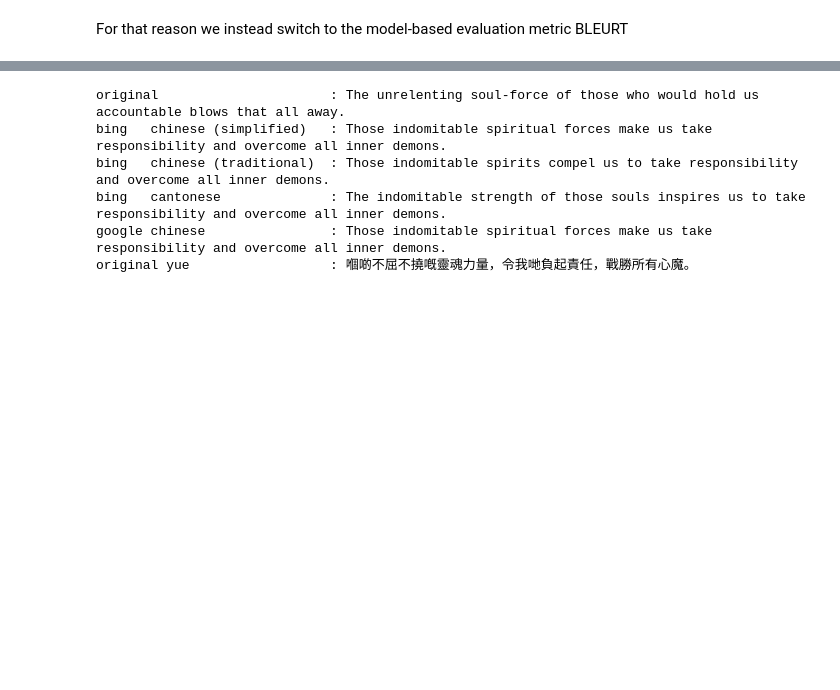
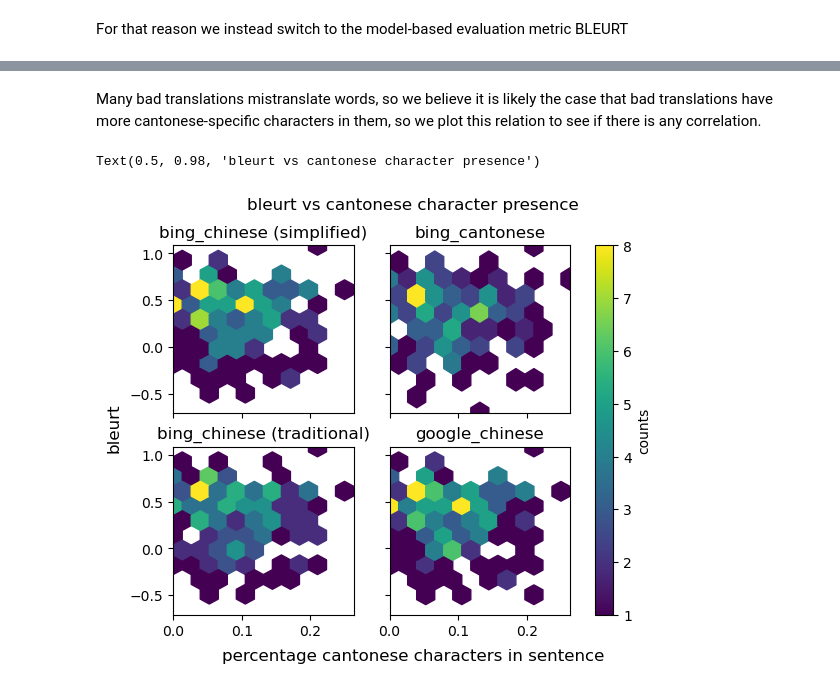
Before and after one commit to au-nlp/project-milestone-p2-group21, a Jupyter notebook: translation_exploration.ipynb, the cells around one changed output, grey strips where cells are left out. Drawn from its saved outputs; the diff is of its cells as text; code cells hidden in the pictures; blank space fills up the shorter version.

Commit message:
analysis of relation between sentence bleurt scores and percentage of cantonese-only characters

```diff
--- a/translation_exploration.ipynb
+++ b/translation_exploration.ipynb
@@ -162,9 +198,2 @@ bad_translations = [trans for trans in all_trans if np.all([np.all([trans[servic
-# %%
-print_sentences(bad_translations[0])
-# %% [output]
-original                      : The unrelenting soul-force of those who would hold us accountable blows that all away.
-bing   chinese (simplified)   : Those indomitable spiritual forces make us take responsibility and overcome all inner demons.
-bing   chinese (traditional)  : Those indomitable spirits compel us to take responsibility and overcome all inner demons.
-bing   cantonese              : The indomitable strength of those souls inspires us to take responsibility and overcome all inner demons.
-google chinese                : Those indomitable spiritual forces make us take responsibility and overcome all inner demons.
-original yue                  : 嗰啲不屈不撓嘅靈魂力量，令我哋負起責任，戰勝所有心魔。
+# %% [markdown]
+Many bad translations mistranslate words, so we believe it is likely the case that bad translations have more cantonese-specific characters in them, so we plot this relation to see if there is any correlation.
@@ -170,0 +203,47 @@ original yue                  : 嗰啲不屈不撓嘅靈魂力量，令我哋負
+# %%
+def canto_characters_in_sentence(sentence):
+    canto_only = 0
+    for x in sentence:
+        if x in character_classfication.keys():
+            if character_classfication[x] == "CANTO_ONLY":
+                canto_only += 1
+    return canto_only, len(sentence)
+
+all_translations_canto_score = {}
+for service in services:
+
+    all_translations_canto_score[service] = {}
+    for lang in langs[service]:
+        all_translations_canto_score[service][lang] = []
+        for i in range(len(all_trans)):
+            score = all_trans[i][service][lang]["bleurt"]
+            canto,length = canto_characters_in_sentence(all_trans[i]["original_yue"])
+            all_translations_canto_score[service][lang].append((canto/length, score))
+# %%
+fig, axs = plt.subplots(2,2,sharey=True,sharex=True)
+
+fig_map = {"bing": {"chinese (simplified)": (0,0), "chinese (traditional)": (1,0), "cantonese": (0,1)}, "google": {"chinese": (1,1)}}
+
+hexbin_size = 10
+for service in services:
+    for lang in langs[service]:
+        z = axs[fig_map[service][lang]].hexbin(
+    np.array(all_translations_canto_score[service][lang])[:,0].flatten(),
+    np.array(all_translations_canto_score[service][lang])[:,1].flatten(),
+    gridsize=hexbin_size,
+    #cmap="ciridis",
+    mincnt=1
+    )
+
+        axs[fig_map[service][lang]].set_title(service + "_" + lang)
+        axs[fig_map[service][lang]].margins(0)
+
+cb = fig.colorbar(z, ax=axs, label='counts')
+
+
+fig.supxlabel("percentage cantonese characters in sentence")
+fig.supylabel("bleurt")
+fig.suptitle("bleurt vs cantonese character presence")
+# %% [output]
+Text(0.5, 0.98, 'bleurt vs cantonese character presence')
+[figure, added]
```
Also changed, not shown: parts of 26 cells of this notebook, 1 other file.
